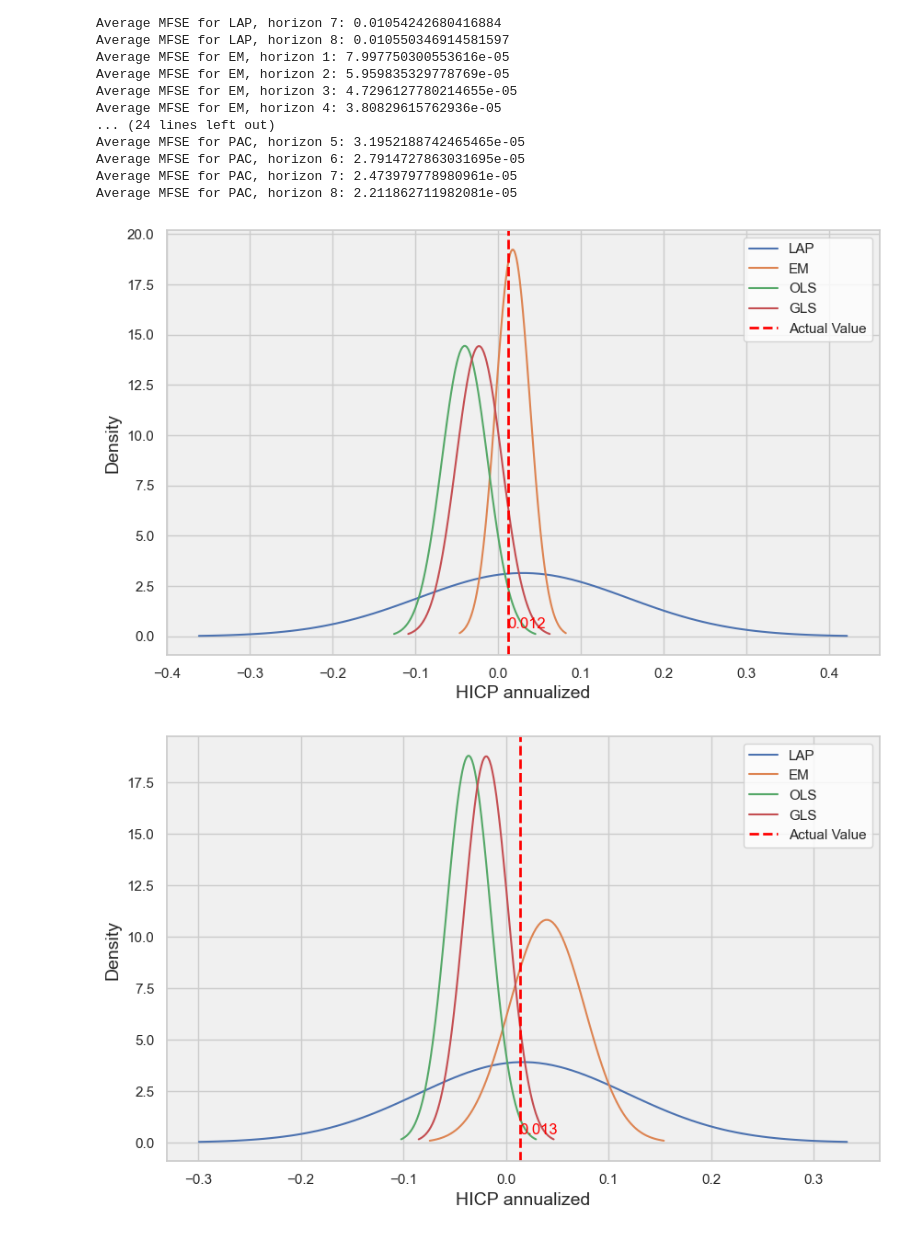
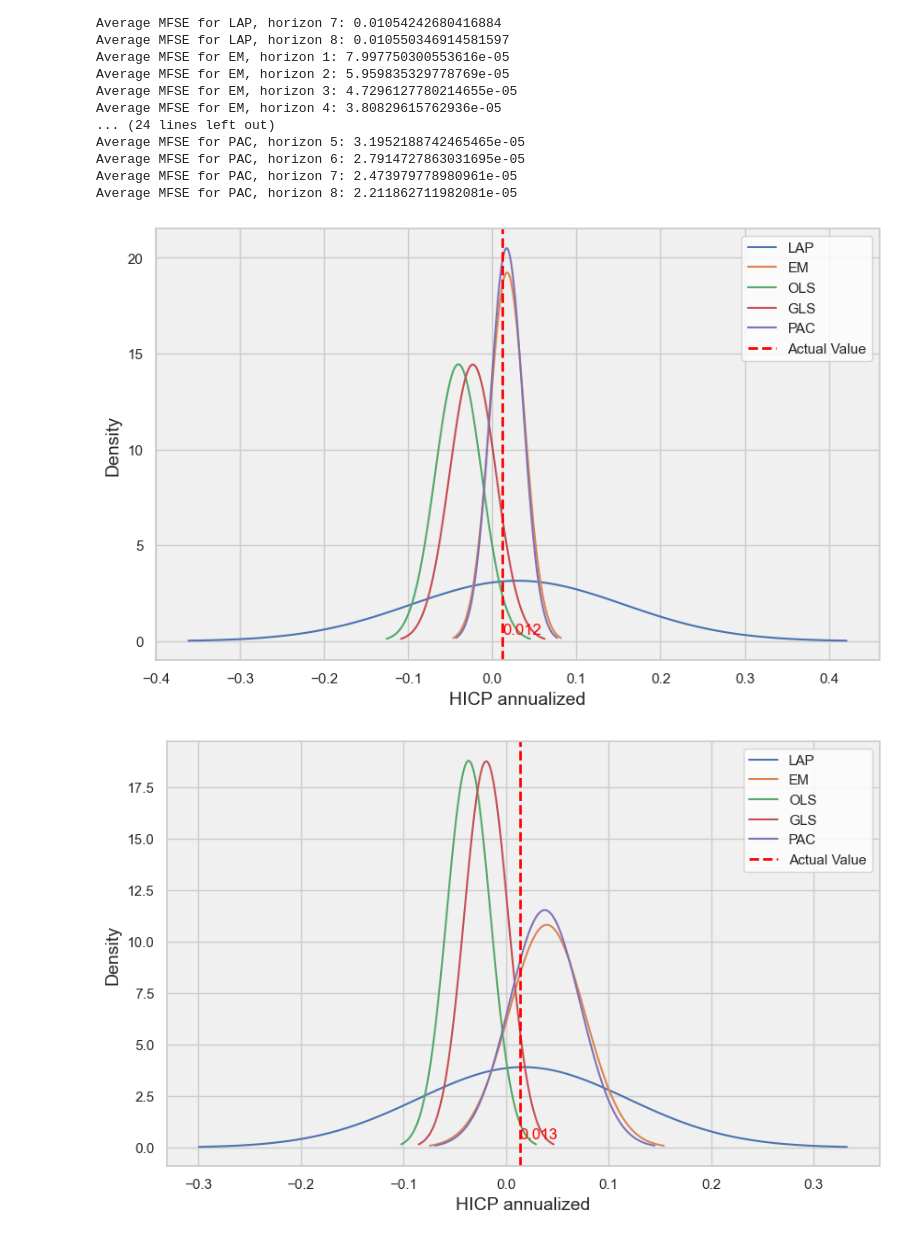
Before and after one commit to FrancescaBelloni/GLS-Quantile-Regression-Asymmetric-Laplace, a Jupyter notebook: EA_Inflation.ipynb, the cells around one changed output. Cells and saved outputs as stored; diff of their text form; code cells hidden in the pictures.

```diff
--- a/EA_Inflation.ipynb
+++ b/EA_Inflation.ipynb
@@ -842,10 +842,10 @@ beta_lap = np.array([-0.1179, 0.1415, 0.7217])
 beta_em = np.array([-0.0002, 1.0607, -0.0011])
 beta_ols = np.array([-0.0086, 0.0140, -0.1585])
 beta_gls = np.array([0.0086, 0.0133, -0.1586])
-#beta_pac = np.array([0.0003, 0.9951, -0.0011])
+beta_pac = np.array([0.0003, 0.9951, -0.0011])
 
-betas = [beta_lap, beta_em, beta_ols, beta_gls]#beta_pac
-beta_names = ['LAP', 'EM', 'OLS', 'GLS'] #'PAC'
+betas = [beta_lap, beta_em, beta_ols, beta_gls, beta_pac]#beta_pac
+beta_names = ['LAP', 'EM', 'OLS', 'GLS', 'PAC'] #'PAC'
 
 models = len(betas)
 
@@ -854,34 +854,34 @@ vintage = np.datetime64('2009-01-01')
 sns.set(style="whitegrid")
 fig, ax = plt.subplots(figsize=(10, 6))
 
 # Plot the predictive densities for each model
 for i, (beta, beta_name) in enumerate(zip(betas, beta_names)):
     mse_list, predictive_densities = recursive_poos(df_complete, horizon, beta)
 
     if predictive_densities:
         predictive_density = predictive_densities[0]
         y = np.linspace(predictive_density.ppf(0.001), predictive_density.ppf(0.999), 100)
         density = predictive_density.pdf(y)
         # Plot the density
         ax.plot(y, density, label=f'{beta_name}')
 
 # Plot the actual value of y as a vertical line
 actual_value = df.loc[vintage, 'HICPannualized']
 #ax.text(actual_value, 0.05, f'Actual Value: {actual_value:.3f}', color='red', fontsize=12, ha='center', va='center')
 ax.text(actual_value, 0.95, f'{actual_value:.3f}', color='red', fontsize=12,
         ha='left', va='top')
 
 
 ax.axvline(actual_value, color='red', linestyle='--', linewidth=2, label='Actual Value')
 ax.set_facecolor('#f0f0f0')
 # Set the plot title and labels
 #ax.set_title(f'Predictive Densities for Vintage 2009-M1', fontsize=16)
 ax.set_xlabel('HICP annualized', fontsize=14)
 ax.set_ylabel('Density', fontsize=14)
 ax.legend()
 plt.show()
 # %% [output]
-[figure, old version]
+[figure, new version]
 # %%
 def recursive_poos(df, horizon, beta):
     # Initialize variables
@@ -933,10 +933,10 @@ beta_lap = np.array([-0.1179, 0.1415, 0.7217])
 beta_em = np.array([-0.0002, 1.0607, -0.0011])
 beta_ols = np.array([-0.0086, 0.0140, -0.1585])
 beta_gls = np.array([0.0086, 0.0133, -0.1586])
-#beta_pac = np.array([0.0003, 0.9951, -0.0011])
+beta_pac = np.array([0.0003, 0.9951, -0.0011])
 
-betas = [beta_lap, beta_em, beta_ols, beta_gls] #beta_pac
-beta_names = ['LAP', 'EM', 'OLS', 'GLS'] #'PAC'
+betas = [beta_lap, beta_em, beta_ols, beta_gls, beta_pac] #beta_pac
+beta_names = ['LAP', 'EM', 'OLS', 'GLS', 'PAC'] #'PAC'
 models = len(betas)
 
 # Select the vintage for the plot
@@ -971,7 +971,7 @@ ax.set_ylabel('Density', fontsize=14)
 ax.legend()
 plt.show()
 # %% [output]
-[figure, old version]
+[figure, new version]
 # %%
 # Select the vintage for the plot
 vintage = np.datetime64('2022-07-01')
```
Also changed, not shown: parts of 2 cells of this notebook, 3 other files.
